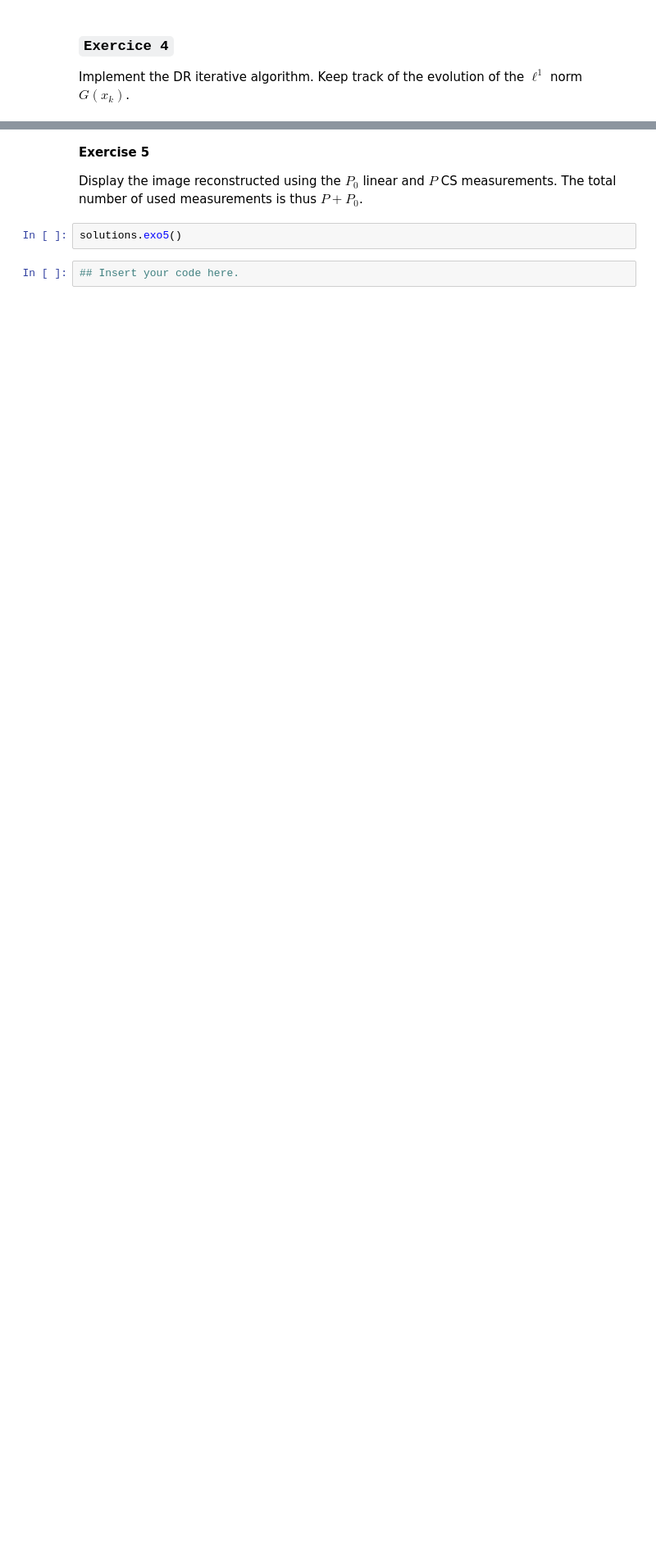
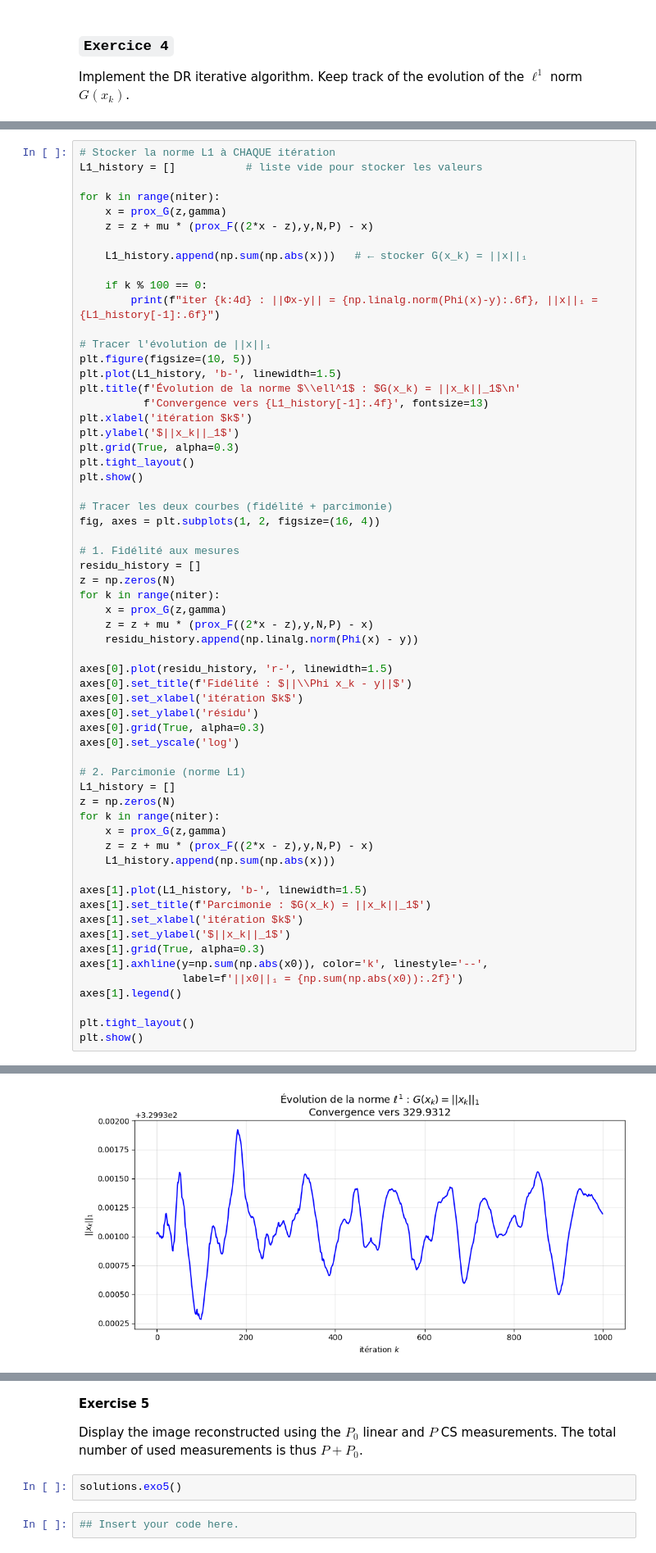
Before and after one commit to Borleo/2_M2_IAFA, a Jupyter notebook: TP_M2IAFA/TP_M2_IMGCMPT/TP23_Imagerie_Computationnelle/4_Sparsity and Redundant Representations/Compressed Sensing of Images/sparsity_2_cs_images.ipynb, the cells around one changed output, grey strips where cells are left out. Shown at 82% size. Drawn from its saved outputs; the diff is of its cells as text; blank space fills up the shorter version.

```diff
--- a/TP_M2IAFA/TP_M2_IMGCMPT/TP23_Imagerie_Computationnelle/4_Sparsity and Redundant Representations/Compressed Sensing of Images/sparsity_2_cs_images.ipynb
+++ b/TP_M2IAFA/TP_M2_IMGCMPT/TP23_Imagerie_Computationnelle/4_Sparsity and Redundant Representations/Compressed Sensing of Images/sparsity_2_cs_images.ipynb
@@ -676,0 +693,62 @@ Keep track of the evolution of the $\ell^1$ norm $G(x_k)$.
+# %%
+# Stocker la norme L1 à CHAQUE itération
+L1_history = []           # liste vide pour stocker les valeurs
+
+for k in range(niter):
+    x = prox_G(z,gamma)
+    z = z + mu * (prox_F((2*x - z),y,N,P) - x)
+
+    L1_history.append(np.sum(np.abs(x)))   # ← stocker G(x_k) = ||x||₁
+
+    if k % 100 == 0:
+        print(f"iter {k:4d} : ||Φx-y|| = {np.linalg.norm(Phi(x)-y):.6f}, ||x||₁ = {L1_history[-1]:.6f}")
+
+# Tracer l'évolution de ||x||₁
+plt.figure(figsize=(10, 5))
+plt.plot(L1_history, 'b-', linewidth=1.5)
+plt.title(f'Évolution de la norme $\\ell^1$ : $G(x_k) = ||x_k||_1$\n'
+          f'Convergence vers {L1_history[-1]:.4f}', fontsize=13)
+plt.xlabel('itération $k$')
+plt.ylabel('$||x_k||_1$')
+plt.grid(True, alpha=0.3)
+plt.tight_layout()
+plt.show()
+
+# Tracer les deux courbes (fidélité + parcimonie)
+fig, axes = plt.subplots(1, 2, figsize=(16, 4))
+
+# 1. Fidélité aux mesures
+residu_history = []
+z = np.zeros(N)
+for k in range(niter):
+    x = prox_G(z,gamma)
+    z = z + mu * (prox_F((2*x - z),y,N,P) - x)
+    residu_history.append(np.linalg.norm(Phi(x) - y))
+
+axes[0].plot(residu_history, 'r-', linewidth=1.5)
+axes[0].set_title(f'Fidélité : $||\\Phi x_k - y||$')
+axes[0].set_xlabel('itération $k$')
+axes[0].set_ylabel('résidu')
+axes[0].grid(True, alpha=0.3)
+axes[0].set_yscale('log')
+
+# 2. Parcimonie (norme L1)
+L1_history = []
+z = np.zeros(N)
+for k in range(niter):
+    x = prox_G(z,gamma)
+    z = z + mu * (prox_F((2*x - z),y,N,P) - x)
+    L1_history.append(np.sum(np.abs(x)))
+
+axes[1].plot(L1_history, 'b-', linewidth=1.5)
+axes[1].set_title(f'Parcimonie : $G(x_k) = ||x_k||_1$')
+axes[1].set_xlabel('itération $k$')
+axes[1].set_ylabel('$||x_k||_1$')
+axes[1].grid(True, alpha=0.3)
+axes[1].axhline(y=np.sum(np.abs(x0)), color='k', linestyle='--',
+                label=f'||x0||₁ = {np.sum(np.abs(x0)):.2f}')
+axes[1].legend()
+
+plt.tight_layout()
+plt.show()
+# %% [output]
@@ -676,0 +765 @@ Keep track of the evolution of the $\ell^1$ norm $G(x_k)$.
+[figure, added]
```
Also changed, not shown: parts of 22 cells of this notebook.
